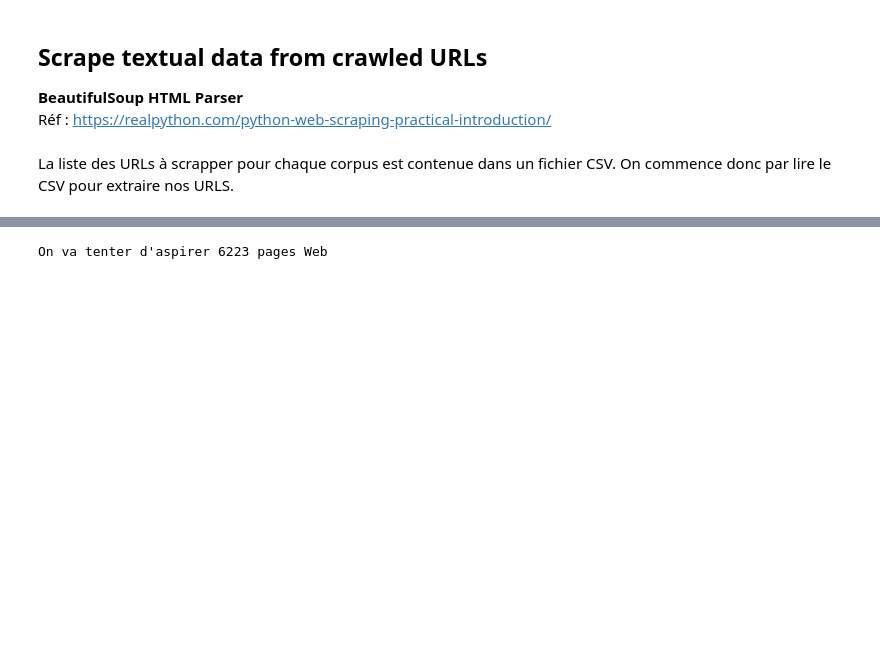
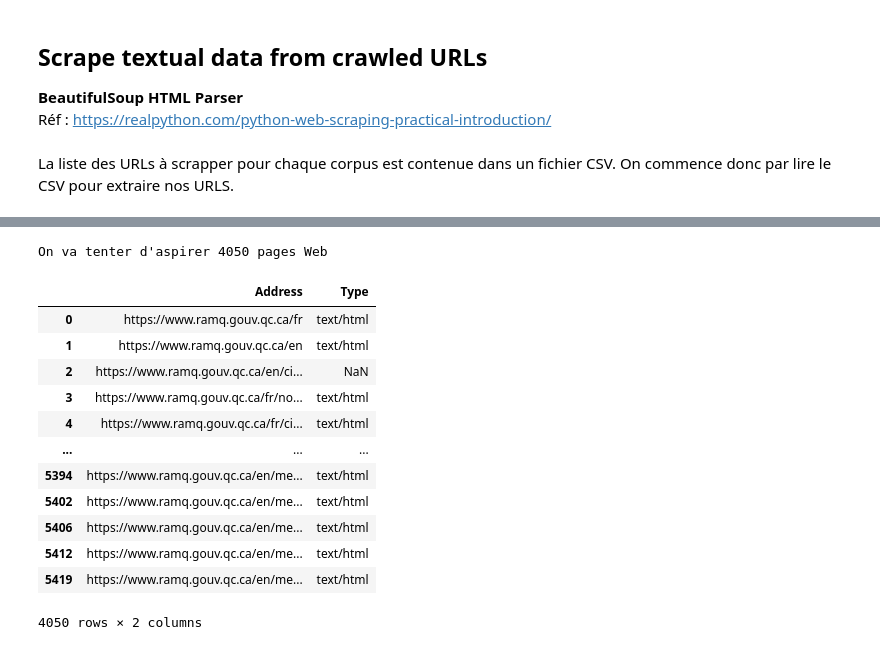
Before and after one commit to Camille-Demers/text-mining-project, a Jupyter notebook: 00-Jupyter-Notebooks/1_Corpus copy.ipynb, the cells around one changed output, grey strips where cells are left out. Cells and saved outputs as stored; diff of their text form; code cells hidden in the pictures; blank space fills up the shorter version.

```diff
--- a/00-Jupyter-Notebooks/1_Corpus copy.ipynb
+++ b/00-Jupyter-Notebooks/1_Corpus copy.ipynb
@@ -46,12 +64,29 @@ csv
 # %%
 #liste = csv[csv['Type'] != 'application/pdf'] # On va scraper les PDFs avec une autre librairie que BeautifulSoup
 
-liste = csv['Address'].tolist()
-fr = csv[~csv["Address"].str.contains('/en/')]['Address'].tolist() # Données en français
-en = csv[csv["Address"].str.contains('/en/')]['Address'].tolist() # Données en anglais
+#liste = csv['Address'].tolist()
+
+liste = csv[['Address', 'Type']]
+fr = csv[~csv["Address"].str.contains('/en/')][['Address', 'Type']] # Données en français
+en = csv[csv["Address"].str.contains('/en/')][['Address', 'Type']] # Données en anglais
 print("On va tenter d'aspirer {} pages Web".format(len(liste)))
+
+liste
 # %% [output]
-On va tenter d'aspirer 6223 pages Web
+On va tenter d'aspirer 4050 pages Web
+|  | Address | Type |
+| 0 | https://www.ramq.gouv.qc.ca/fr | text/html |
+| 1 | https://www.ramq.gouv.qc.ca/en | text/html |
+| 2 | https://www.ramq.gouv.qc.ca/en/ci... | NaN |
+| 3 | https://www.ramq.gouv.qc.ca/fr/no... | text/html |
+| 4 | https://www.ramq.gouv.qc.ca/fr/ci... | text/html |
+| ... | ... | ... |
+| 5394 | https://www.ramq.gouv.qc.ca/en/me... | text/html |
+| 5402 | https://www.ramq.gouv.qc.ca/en/me... | text/html |
+| 5406 | https://www.ramq.gouv.qc.ca/en/me... | text/html |
+| 5412 | https://www.ramq.gouv.qc.ca/en/me... | text/html |
+| 5419 | https://www.ramq.gouv.qc.ca/en/me... | text/html |
+4050 rows × 2 columns
 # %%
 import requests, re, ssl, os, sys, pandas as pd
 from bs4 import BeautifulSoup
```
Also changed, not shown: parts of 9 cells of this notebook, 2 other files.
